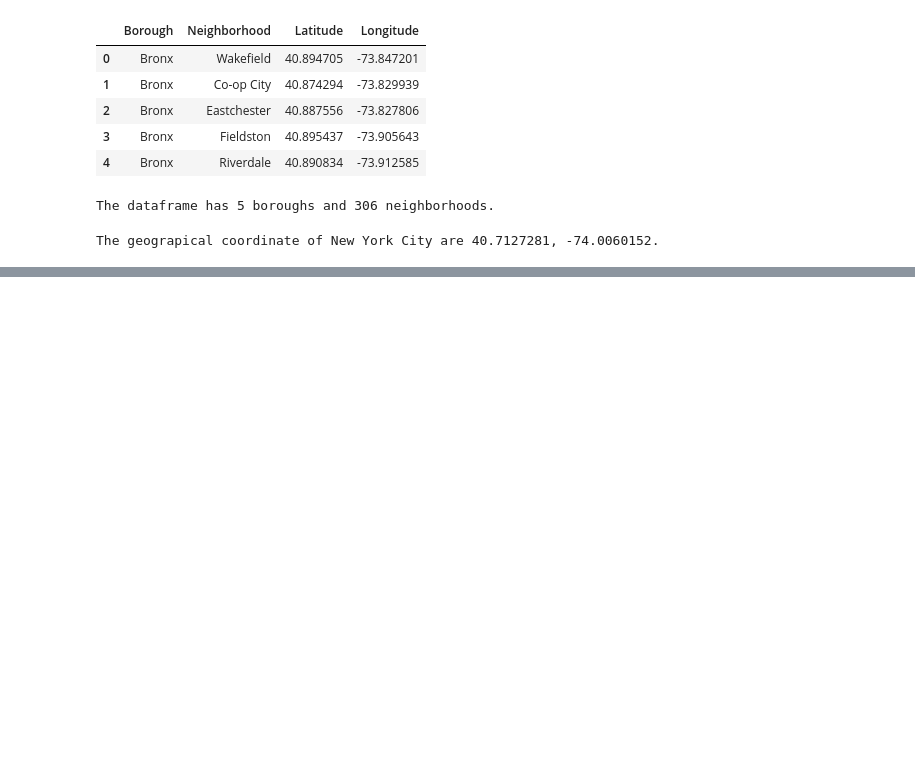
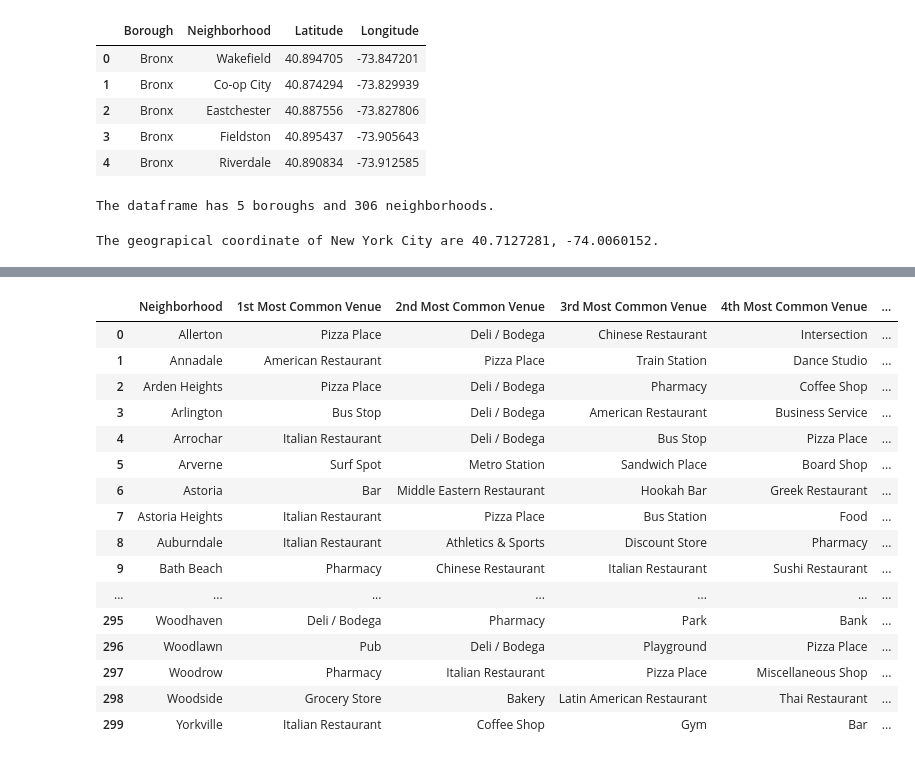
Before and after one commit to liliansleung/DataScienceProject, a Jupyter notebook: The Battle of Neighborhoods (Week 2).ipynb, the cells around one changed output, grey strips where cells are left out. Cells and saved outputs as stored; diff of their text form; code cells hidden in the pictures; blank space fills up the shorter version.

Commit message:
Published from Watson Studio.

```diff
--- a/The Battle of Neighborhoods (Week 2).ipynb
+++ b/The Battle of Neighborhoods (Week 2).ipynb
@@ -142,0 +351,14 @@ map_NewYork
+# %%
+New_York_grouped = New_York_onehot.groupby('Neighborhood').mean().reset_index()
+# %%
+num_top_venues = 5
+
+for hood in New_York_grouped['Neighborhood']:
+    print("----"+hood+"----")
+    temp = New_York_grouped[New_York_grouped['Neighborhood'] == hood].T.reset_index()
+    temp.columns = ['venue','freq']
+    temp = temp.iloc[1:]
+    temp['freq'] = temp['freq'].astype(float)
+    temp = temp.round({'freq': 2})
+    print(temp.sort_values('freq', ascending=False).reset_index(drop=True).head(num_top_venues))
+    print('\n')
@@ -142,0 +383,45 @@ map_NewYork
+# %%
+def return_most_common_venues(row, num_top_venues):
+    row_categories = row.iloc[1:]
+    row_categories_sorted = row_categories.sort_values(ascending=False)
+
+    return row_categories_sorted.index.values[0:num_top_venues]
+# %%
+num_top_venues = 10
+
+indicators = ['st', 'nd', 'rd']
+
+# create columns according to number of top venues
+columns = ['Neighborhood']
+for ind in np.arange(num_top_venues):
+    try:
+        columns.append('{}{} Most Common Venue'.format(ind+1, indicators[ind]))
+    except:
+        columns.append('{}th Most Common Venue'.format(ind+1))
+
+# create a new dataframe
+New_York_neighborhoods_venues_sorted = pd.DataFrame(columns=columns)
+New_York_neighborhoods_venues_sorted['Neighborhood'] = New_York_grouped['Neighborhood']
+
+for ind in np.arange(New_York_grouped.shape[0]):
+    New_York_neighborhoods_venues_sorted.iloc[ind, 1:] = return_most_common_venues(New_York_grouped.iloc[ind, :], num_top_venues)
+
+New_York_neighborhoods_venues_sorted
+# %% [output]
+|  | Neighborhood | 1st Most Common Venue | 2nd Most Common Venue | 3rd Most Common Venue | 4th Most Common Venue | ... |
+| 0 | Allerton | Pizza Place | Deli / Bodega | Chinese Restaurant | Intersection | ... |
+| 1 | Annadale | American Restaurant | Pizza Place | Train Station | Dance Studio | ... |
+| 2 | Arden Heights | Pizza Place | Deli / Bodega | Pharmacy | Coffee Shop | ... |
+| 3 | Arlington | Bus Stop | Deli / Bodega | American Restaurant | Business Service | ... |
+| 4 | Arrochar | Italian Restaurant | Deli / Bodega | Bus Stop | Pizza Place | ... |
+| 5 | Arverne | Surf Spot | Metro Station | Sandwich Place | Board Shop | ... |
+| 6 | Astoria | Bar | Middle Eastern Restaurant | Hookah Bar | Greek Restaurant | ... |
+| 7 | Astoria Heights | Italian Restaurant | Pizza Place | Bus Station | Food | ... |
+| 8 | Auburndale | Italian Restaurant | Athletics & Sports | Discount Store | Pharmacy | ... |
+| 9 | Bath Beach | Pharmacy | Chinese Restaurant | Italian Restaurant | Sushi Restaurant | ... |
+| ... | ... | ... | ... | ... | ... | ... |
+| 295 | Woodhaven | Deli / Bodega | Pharmacy | Park | Bank | ... |
+| 296 | Woodlawn | Pub | Deli / Bodega | Playground | Pizza Place | ... |
+| 297 | Woodrow | Pharmacy | Italian Restaurant | Pizza Place | Miscellaneous Shop | ... |
+| 298 | Woodside | Grocery Store | Bakery | Latin American Restaurant | Thai Restaurant | ... |
+| 299 | Yorkville | Italian Restaurant | Coffee Shop | Gym | Bar | ... |
```
Also changed, not shown: parts of 9 cells of this notebook.
